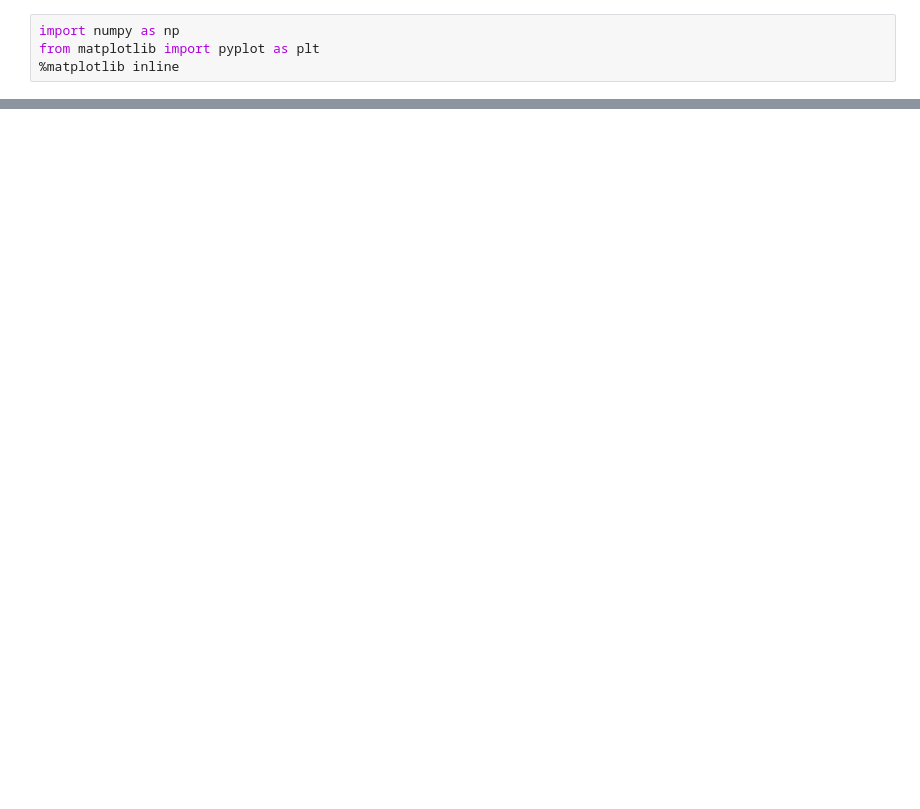
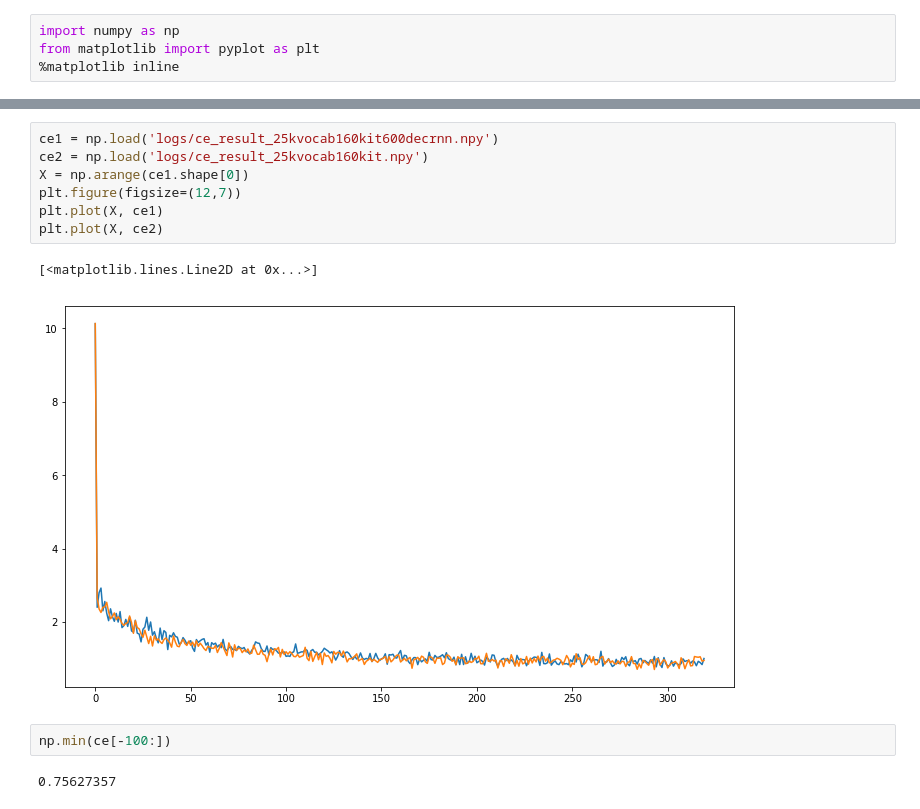
Before and after one commit to ale3otik/paraphrases-generator, a Jupyter notebook: plotter.ipynb, the cells around one changed output, grey strips where cells are left out. Drawn from its saved outputs; the diff is of its cells as text; blank space fills up the shorter version.

```diff
--- a/plotter.ipynb
+++ b/plotter.ipynb
@@ -27,0 +30,14 @@ plt.plot(X, ce)
+# %%
+ce1 = np.load('logs/ce_result_25kvocab160kit600decrnn.npy')
+ce2 = np.load('logs/ce_result_25kvocab160kit.npy')
+X = np.arange(ce1.shape[0])
+plt.figure(figsize=(12,7))
+plt.plot(X, ce1)
+plt.plot(X, ce2)
+# %% [output]
+[<matplotlib.lines.Line2D at 0x...>]
+[figure, added]
+# %%
+np.min(ce[-100:])
+# %% [output]
+0.75627357
```
Also changed, not shown: parts of 4 cells of this notebook, 3 other files.
